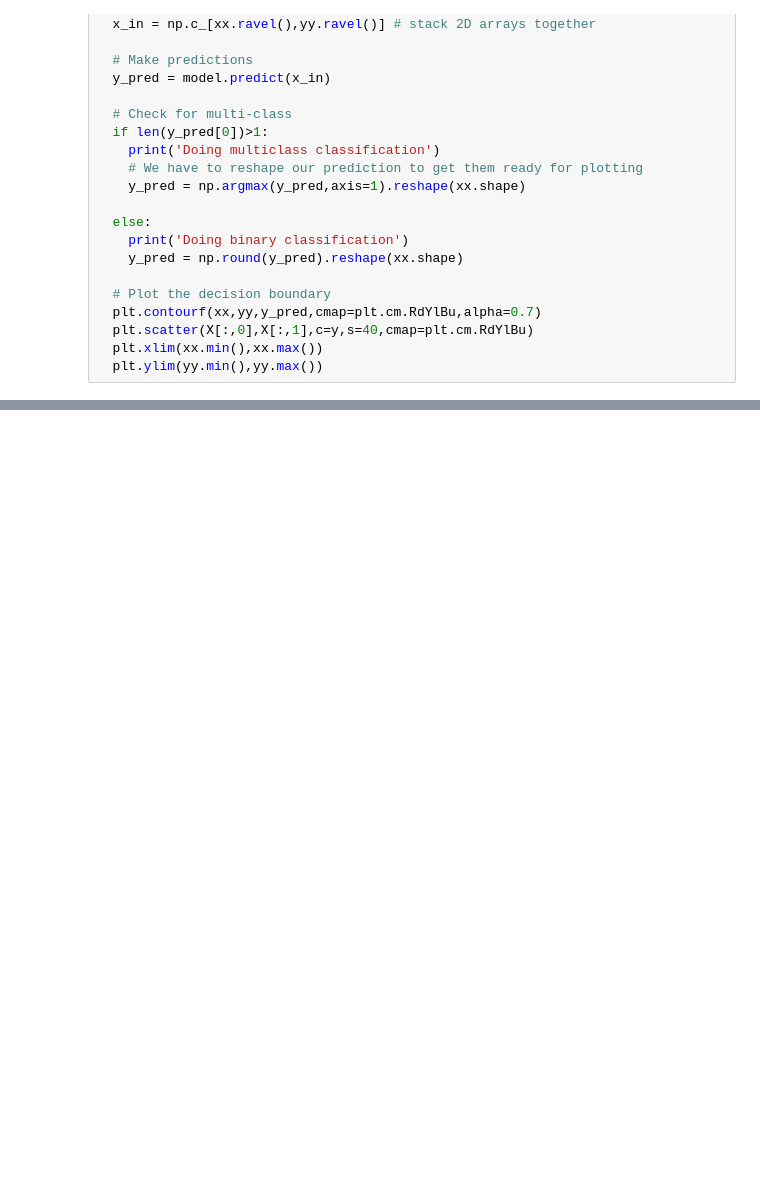
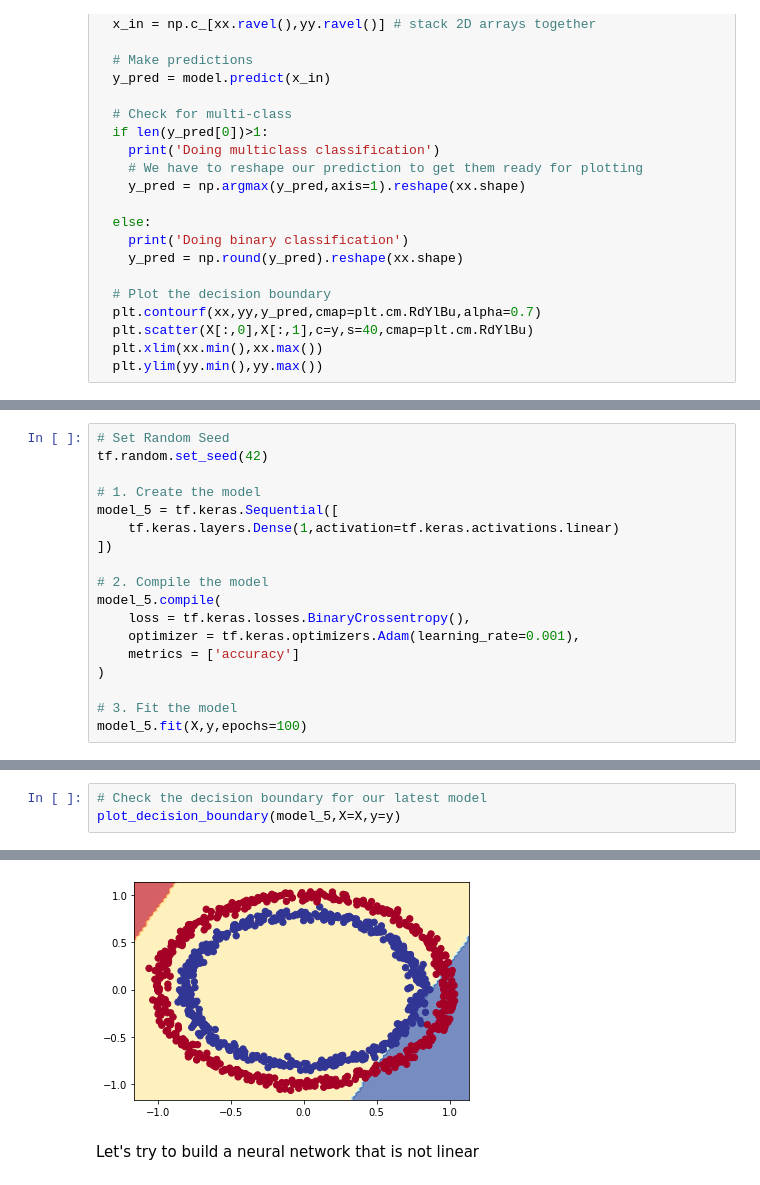
Before and after one commit to ThejakaSEP/Tensorflow_Certification, a Jupyter notebook: Classification_with_TF.ipynb, the cells around one changed output, grey strips where cells are left out. Saved outputs shown, nothing was run; the diff lists cells and outputs as text; blank space fills up the shorter version.

```diff
--- a/Classification_with_TF.ipynb
+++ b/Classification_with_TF.ipynb
@@ -244,0 +316,18 @@ Doing binary classification
+# %%
+# Set Random Seed
+tf.random.set_seed(42)
+
+# 1. Create the model
+model_5 = tf.keras.Sequential([
+    tf.keras.layers.Dense(1,activation=tf.keras.activations.linear)
+])
+
+# 2. Compile the model
+model_5.compile(
+    loss = tf.keras.losses.BinaryCrossentropy(),
+    optimizer = tf.keras.optimizers.Adam(learning_rate=0.001),
+    metrics = ['accuracy']
+)
+
+# 3. Fit the model
+model_5.fit(X,y,epochs=100)
@@ -244,0 +359,4 @@ Doing binary classification
+# %%
+# Check the decision boundary for our latest model
+plot_decision_boundary(model_5,X=X,y=y)
+# %% [output]
@@ -244,0 +365,3 @@ Doing binary classification
+[figure, added]
+# %% [markdown]
+Let's try to build a neural network that is not linear
```
Also changed, not shown: parts of 55 cells of this notebook.
